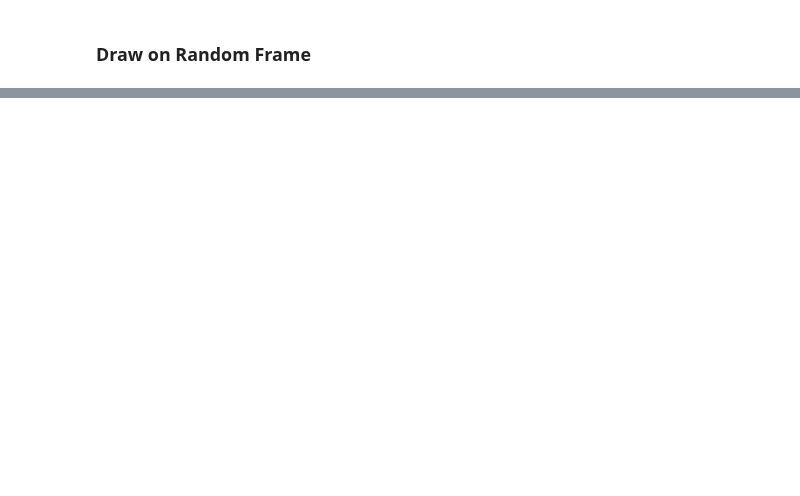
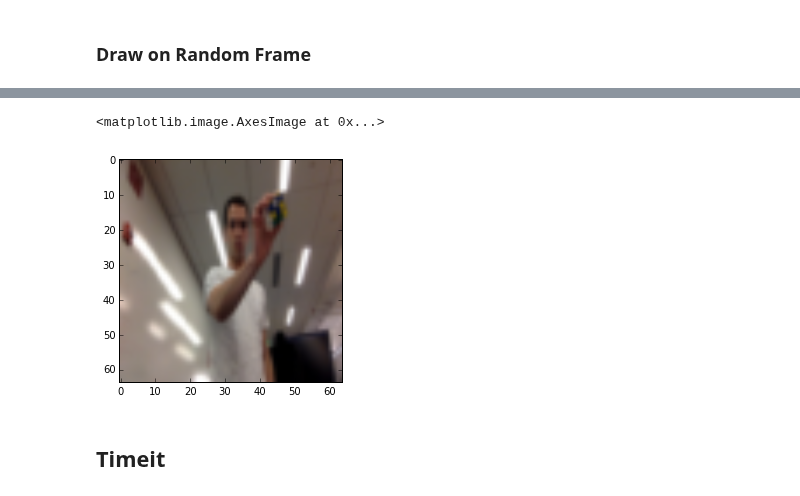
Before and after one commit to jayhack/ConvCube, a Jupyter notebook: Localization.ipynb, the cells around one changed output, grey strips where cells are left out. Saved outputs shown, nothing was run; the diff lists cells and outputs as text; code cells hidden in the pictures; blank space fills up the shorter version.

```diff
--- a/Localization.ipynb
+++ b/Localization.ipynb
@@ -128,0 +122,8 @@ plt.imshow(disp_img[:,:,::-1])
+# %%
+image = X_val[0,:,:,:].transpose(1, 2, 0).copy()
+plt.imshow(image[:,:,::-1])
+# %% [output]
+<matplotlib.image.AxesImage at 0x...>
+[figure, added]
+# %% [markdown]
+## Timeit
```
Also changed, not shown: parts of 10 cells of this notebook, 10 other files.
